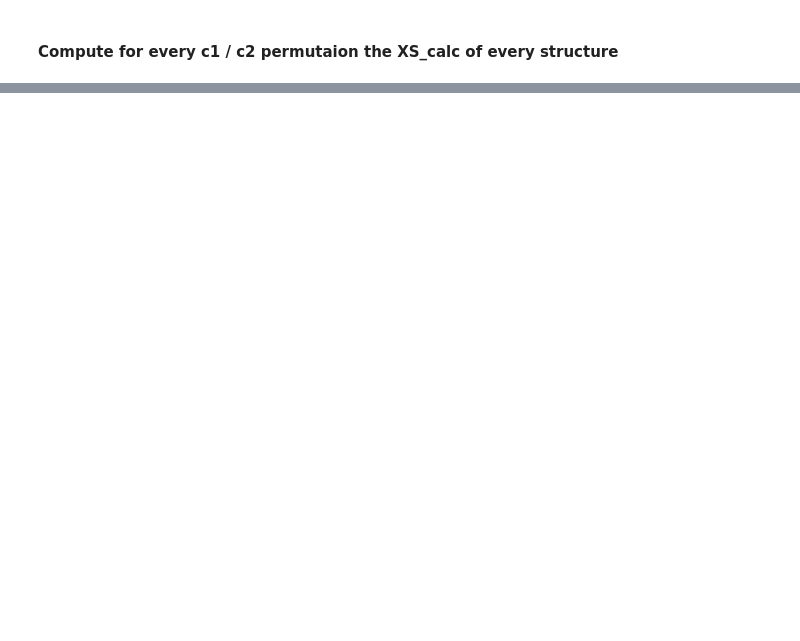
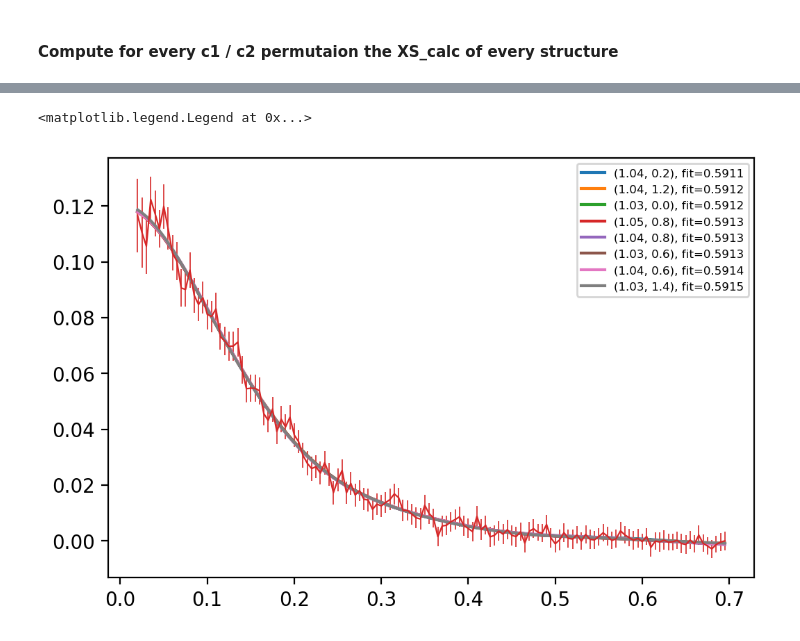
Before and after one commit to arnoldchan1/XS_calc, a Jupyter notebook: test_script_1l2y_genetic.ipynb, the cells around one changed output, grey strips where cells are left out. Drawn from its saved outputs; the diff is of its cells as text; code cells hidden in the pictures; blank space fills up the shorter version.

```diff
--- a/test_script_1l2y_genetic.ipynb
+++ b/test_script_1l2y_genetic.ipynb
@@ -429,0 +360,12 @@ Best fit is: 0.4297234413196375 at (1.05, 1.0)
+# %%
+# Multiple genetic algorithm runs
+
+key_sel = list(XS_pool.keys())
+
+F_GA_pool = [GeneticAlgorithm(XS_pool[x], F_st.S_exp, F_st.S_err, label=f'({x[0]:.2f}, {x[1]:.1f})',
+                      n_genes=50, n_cross=50, n_mutate=50, n_survive=50) for x in key_sel]
+
+def fit_pool(obj):
+    GA, n = obj
+    GA.evolve(n, silence=True)
+    return GA
@@ -429,0 +451,10 @@ Best fit is: 0.4297234413196375 at (1.05, 1.0)
+# %%
+key_sel = list(XS_pool.keys())
+
+Utr_GA_pool = [GeneticAlgorithm(XS_pool[x], U_tr.S_exp, U_tr.S_err, label=f'({x[0]:.2f}, {x[1]:.1f})',
+                      n_genes=50, n_cross=50, n_mutate=50, n_survive=50) for x in key_sel]
+# %%
+pool = mp.Pool(8)
+Utr_GA_pool = pool.map(fit_pool, zip(Utr_GA_pool, [50]*len(Utr_GA_pool)))
+pool.close()
+pool.join()
@@ -429,0 +479,25 @@ Best fit is: 0.4297234413196375 at (1.05, 1.0)
+# %%
+plt.figure(dpi=200)
+
+# Change these to plot for different states
+data = U_tr
+mpools = Utr_GA_pool
+
+plt.errorbar(data.q, data.S_exp, data.S_err, color='tab:red', linewidth = 0.8, elinewidth=0.6)
+fitness_pile = [ga.best_fitness for ga in mpools]
+fitness_rank = np.argsort(fitness_pile)
+for ga_rank in fitness_rank[:8]:
+    ga = mpools[ga_rank]
+    bf = ga.get_best_fit()
+    bl = ga.label + f', fit={ga.best_fitness:.4f}'
+
+# plt.plot(mea.q, bf[1].T, color='tab:gray', alpha=0.2)
+    plt.plot(mea.q, bf[0], label=bl)
+
+# plt.yscale('log')
+plt.legend(loc='best', fontsize=6)
+
+# print(ga.chromosome_pool[0].res.x)
+# %% [output]
+<matplotlib.legend.Legend at 0x...>
+[figure, added]
```
Also changed, not shown: parts of 19 cells of this notebook, 1 other file.
